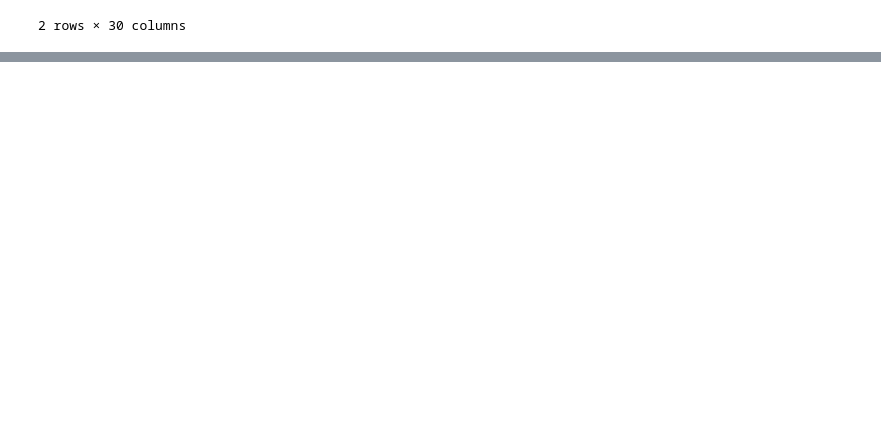
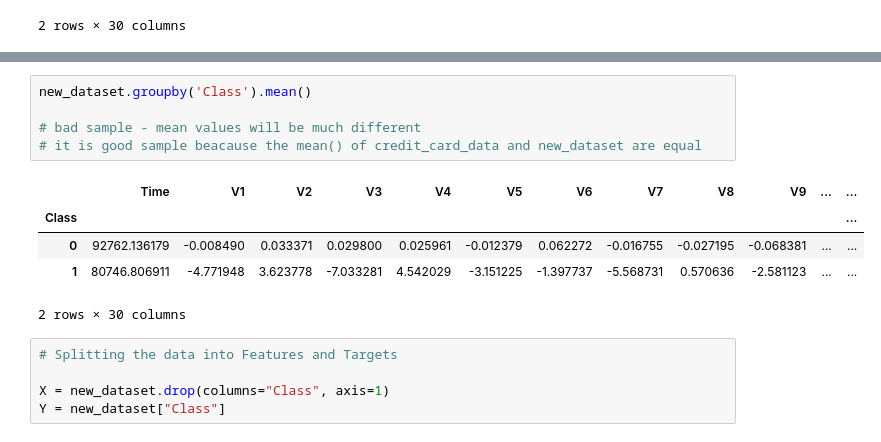
Before and after one commit to UjjwalSilwal/Credit-Card-Fraud-Detection, a Jupyter notebook: credit_card_fraud_detection.ipynb, the cells around one changed output, grey strips where cells are left out. Drawn from its saved outputs; the diff is of its cells as text; blank space fills up the shorter version.

```diff
--- a/credit_card_fraud_detection.ipynb
+++ b/credit_card_fraud_detection.ipynb
@@ -138,0 +172,16 @@ credit_card_data.groupby('Class').mean()
+# %%
+new_dataset.groupby('Class').mean()
+
+# bad sample - mean values will be much different
+# it is good sample beacause the mean() of credit_card_data and new_dataset are equal
+# %% [output]
+|  | Time | V1 | V2 | V3 | V4 | V5 | V6 | V7 | V8 | V9 | ... | ... |
+| Class |  |  |  |  |  |  |  |  |  |  |  | ... |
+| 0 | 92762.136179 | -0.008490 | 0.033371 | 0.029800 | 0.025961 | -0.012379 | 0.062272 | -0.016755 | -0.027195 | -0.068381 | ... | ... |
+| 1 | 80746.806911 | -4.771948 | 3.623778 | -7.033281 | 4.542029 | -3.151225 | -1.397737 | -5.568731 | 0.570636 | -2.581123 | ... | ... |
+2 rows × 30 columns
+# %%
+# Splitting the data into Features and Targets
+
+X = new_dataset.drop(columns="Class", axis=1)
+Y = new_dataset["Class"]
```
Also changed, not shown: parts of 6 cells of this notebook.
